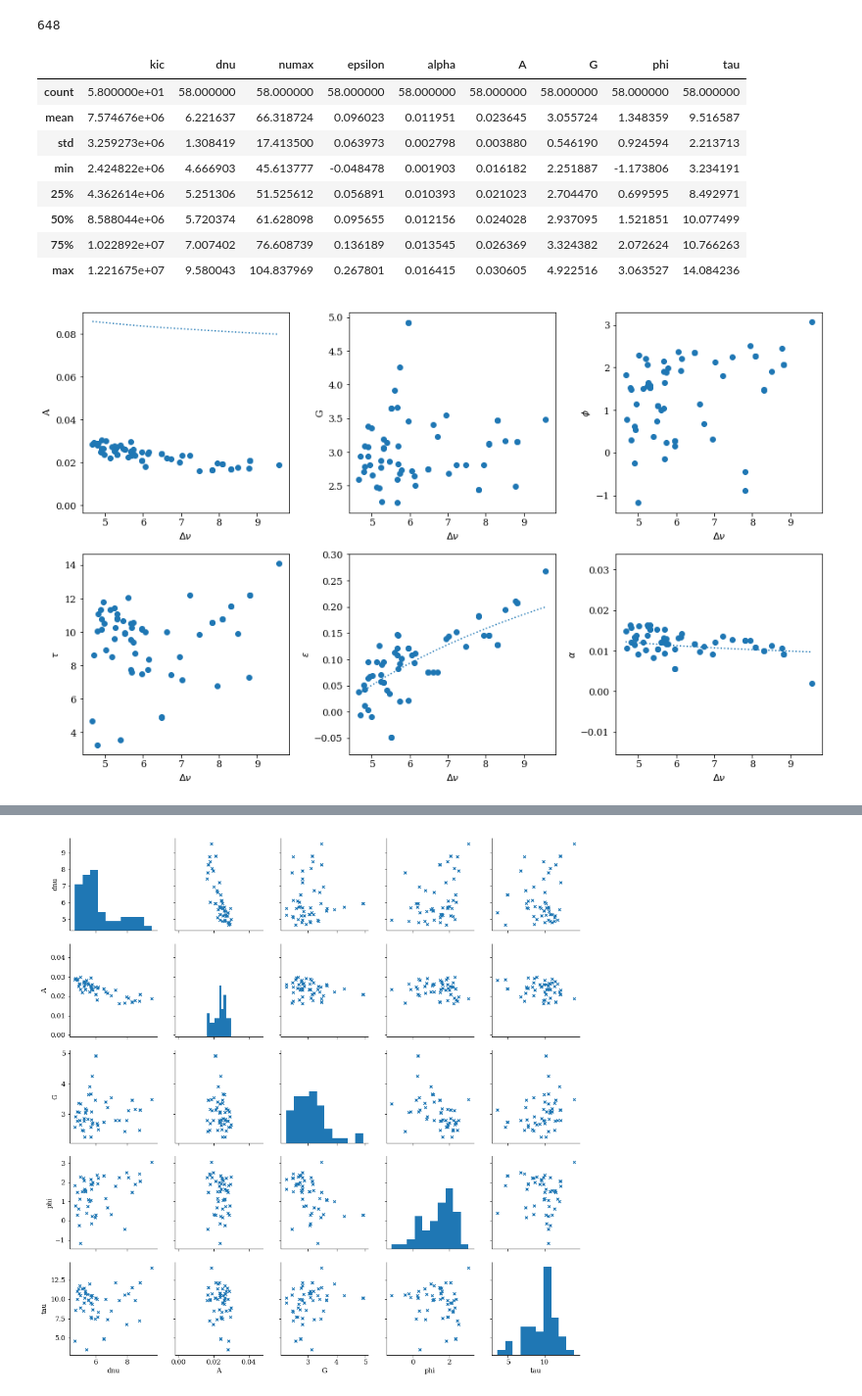
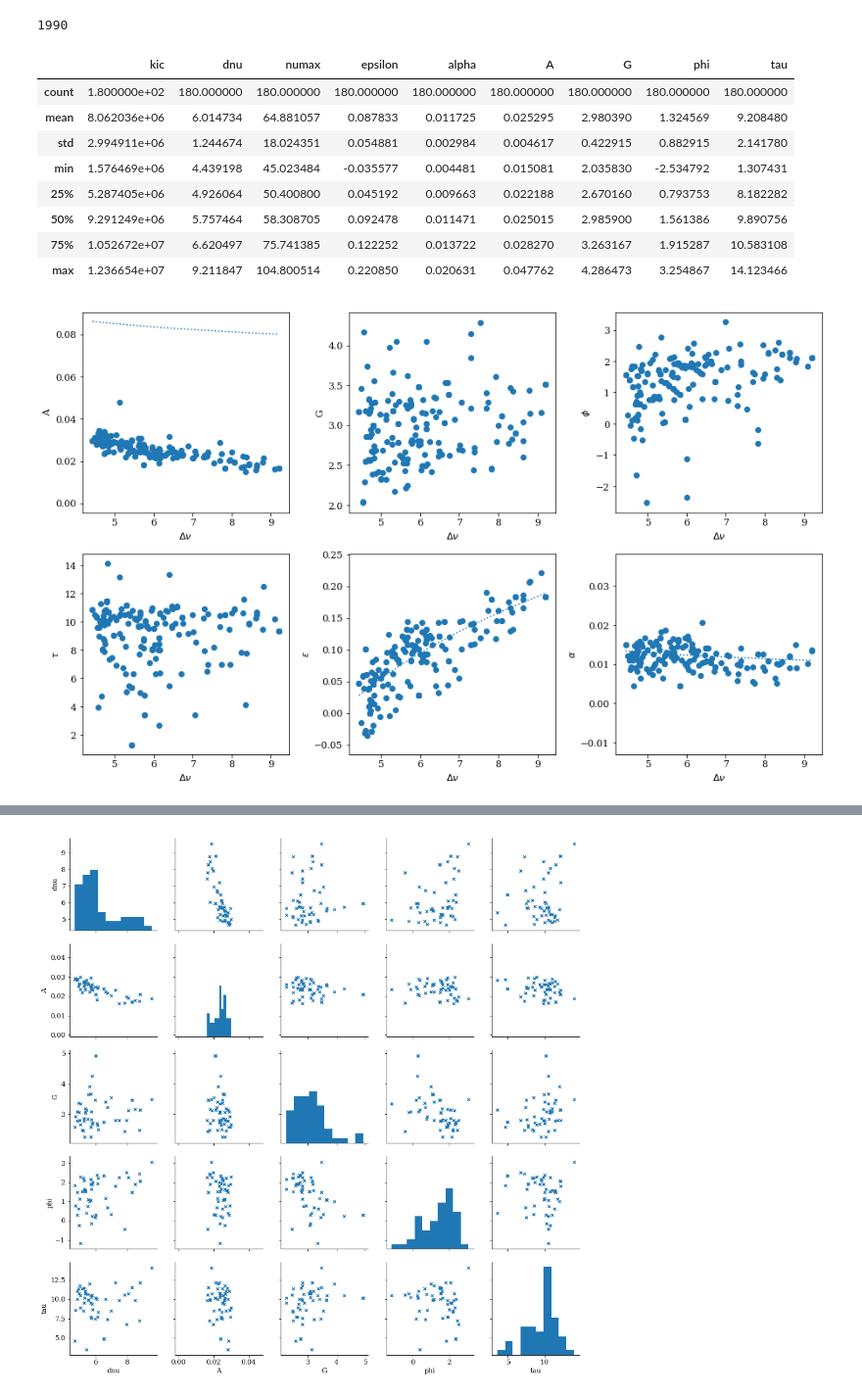
Before and after one commit to daw538/y4project, a Jupyter notebook: Dan_notebooks/fitanalysis.ipynb, the cells around one changed output, grey strips where cells are left out. Shown at 98% size. Drawn from its saved outputs; the diff is of its cells as text; code cells hidden in the pictures.

```diff
--- a/Dan_notebooks/fitanalysis.ipynb
+++ b/Dan_notebooks/fitanalysis.ipynb
@@ -11,37 +11,37 @@ from matplotlib import rc
 from matplotlib.gridspec import GridSpec
 rc("font", family="serif", size=11)
 # %%
-nstars = 58
+nstars = 180
 nparams = nstars*11+(3*3)+1
 print(nparams)
 
 #df = pd.read_csv('hydra/tau_models.csv', names=['kic', 'dnu',
 #                    'numax', 'epsilon', 'alpha', 'A', 'G', 'phi', 'tau'])
-df = pd.read_csv('../data/stanfits/tau_models_60.csv', names=['kic', 'dnu',
+df = pd.read_csv('../data/stanfits/tau_models_200.csv', names=['kic', 'dnu',
                     'numax', 'epsilon', 'alpha', 'A', 'G', 'phi', 'tau'])
 df['kic'] = df['kic'].astype(int)
 display(df.describe())
 
 #hier = pd.read_csv('hydra/fullsumm_tau.txt', skiprows=4, nrows=nparams, delim_whitespace=True)
-hier = pd.read_csv('../data/stanfits/fullsumm_tau_60.txt', skiprows=4, nrows=nparams, delim_whitespace=True)
+hier = pd.read_csv('../data/stanfits/fullsumm_tau_200.txt', skiprows=4, nrows=nparams, delim_whitespace=True)
 #display(hier)
 epsA = hier.loc['epsA']['mean']#:'sd']
 epsB = hier.loc['epsB']['mean']
 alA = hier.loc['alA']['mean']
 alB = hier.loc['alB']['mean']
 AA = hier.loc['AA']['mean']
 AB = hier.loc['AA']['mean']
 # %% [output]
-648
+1990
 |  | kic | dnu | numax | epsilon | alpha | A | G | phi | tau |
-| count | 5.800000e+01 | 58.000000 | 58.000000 | 58.000000 | 58.000000 | 58.000000 | 58.000000 | 58.000000 | 58.000000 |
-| mean | 7.574676e+06 | 6.221637 | 66.318724 | 0.096023 | 0.011951 | 0.023645 | 3.055724 | 1.348359 | 9.516587 |
-| std | 3.259273e+06 | 1.308419 | 17.413500 | 0.063973 | 0.002798 | 0.003880 | 0.546190 | 0.924594 | 2.213713 |
-| min | 2.424822e+06 | 4.666903 | 45.613777 | -0.048478 | 0.001903 | 0.016182 | 2.251887 | -1.173806 | 3.234191 |
-| 25% | 4.362614e+06 | 5.251306 | 51.525612 | 0.056891 | 0.010393 | 0.021023 | 2.704470 | 0.699595 | 8.492971 |
-| 50% | 8.588044e+06 | 5.720374 | 61.628098 | 0.095655 | 0.012156 | 0.024028 | 2.937095 | 1.521851 | 10.077499 |
-| 75% | 1.022892e+07 | 7.007402 | 76.608739 | 0.136189 | 0.013545 | 0.026369 | 3.324382 | 2.072624 | 10.766263 |
-| max | 1.221675e+07 | 9.580043 | 104.837969 | 0.267801 | 0.016415 | 0.030605 | 4.922516 | 3.063527 | 14.084236 |
+| count | 1.800000e+02 | 180.000000 | 180.000000 | 180.000000 | 180.000000 | 180.000000 | 180.000000 | 180.000000 | 180.000000 |
+| mean | 8.062036e+06 | 6.014734 | 64.881057 | 0.087833 | 0.011725 | 0.025295 | 2.980390 | 1.324569 | 9.208480 |
+| std | 2.994911e+06 | 1.244674 | 18.024351 | 0.054881 | 0.002984 | 0.004617 | 0.422915 | 0.882915 | 2.141780 |
+| min | 1.576469e+06 | 4.439198 | 45.023484 | -0.035577 | 0.004481 | 0.015081 | 2.035830 | -2.534792 | 1.307431 |
+| 25% | 5.287405e+06 | 4.926064 | 50.400800 | 0.045192 | 0.009663 | 0.022188 | 2.670160 | 0.793753 | 8.182282 |
+| 50% | 9.291249e+06 | 5.757464 | 58.308705 | 0.092478 | 0.011471 | 0.025015 | 2.985900 | 1.561386 | 9.890756 |
+| 75% | 1.052672e+07 | 6.620497 | 75.741385 | 0.122252 | 0.013722 | 0.028270 | 3.263167 | 1.915287 | 10.583108 |
+| max | 1.236654e+07 | 9.211847 | 104.800514 | 0.220850 | 0.020631 | 0.047762 | 4.286473 | 3.254867 | 14.123466 |
 # %%
 dnus = np.linspace(df['dnu'].min(), df['dnu'].max(), 20)
 As = AA * dnus**(-AB)
@@ -79,7 +79,7 @@ ax6.set_ylabel(r'$\alpha$')
 plt.tight_layout()
 plt.show()
 # %% [output]
-[figure, old version]
+[figure, new version]
 # %%
 apokasc = pd.read_csv('../data/APOKASCfull.csv', usecols=['KIC', 'Teff', '[M/H]2', 'M1', 'R1'])
 apokasc = apokasc.replace('        ', np.nan)
```
Also changed, not shown: parts of 3 cells of this notebook, 9 other files.
